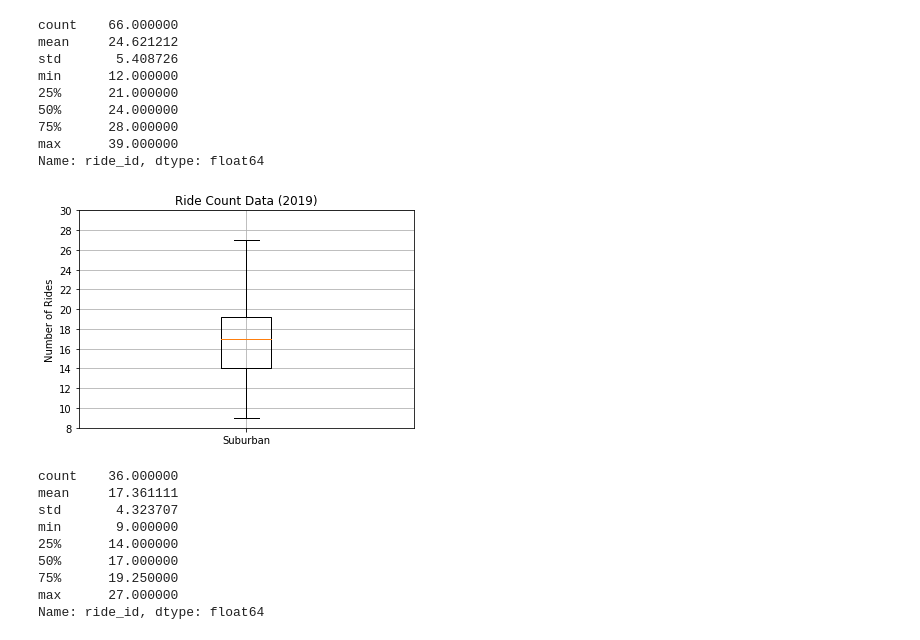
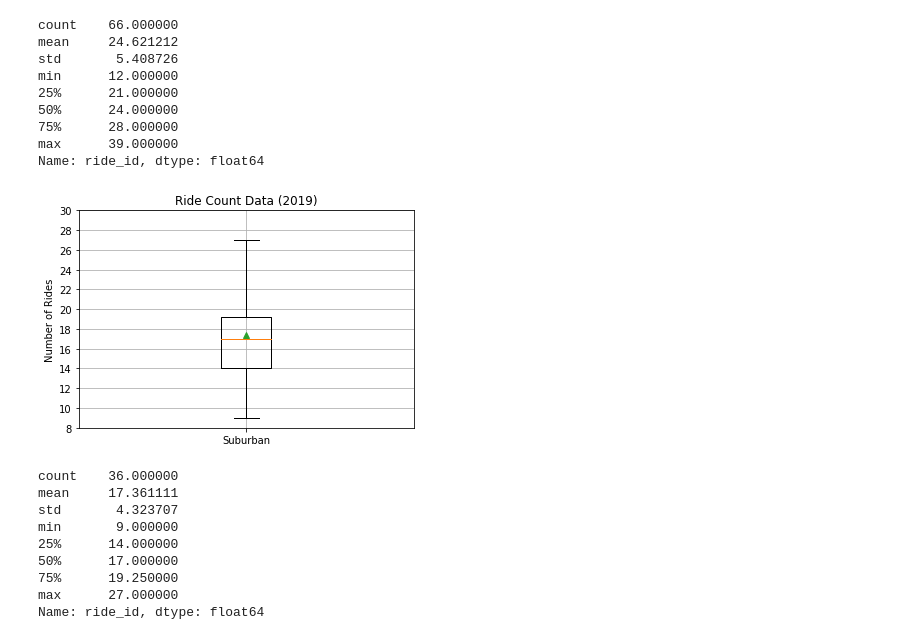
Before and after one commit to DahianaMC/PyBer_Analysis, a Jupyter notebook: PyBer.ipynb, the cells around one changed output. Cells and saved outputs as stored; diff of their text form; code cells hidden in the pictures.

```diff
--- a/PyBer.ipynb
+++ b/PyBer.ipynb
@@ -688,16 +688,16 @@ Name: ride_id, dtype: float64
 # %%
 # Create a box-and-whisker plot for the suburban cities ride count.
 x_labels = ["Suburban"]
 fig, ax = plt.subplots()
-ax.boxplot(suburban_ride_count, labels=x_labels)
+ax.boxplot(suburban_ride_count, showmeans=True, labels=x_labels)
 # Add the title, y-axis label and grid.
 ax.set_title('Ride Count Data (2019)')
 ax.set_ylabel('Number of Rides')
 ax.set_yticks(np.arange(8, 31, step=2.0))
 ax.grid()
 plt.show()
 # %% [output]
-[figure, old version]
+[figure, new version]
 # %%
 suburban_ride_count.describe()
 # %% [output]
```
Also changed, not shown: parts of 12 cells of this notebook, 4 other files.
